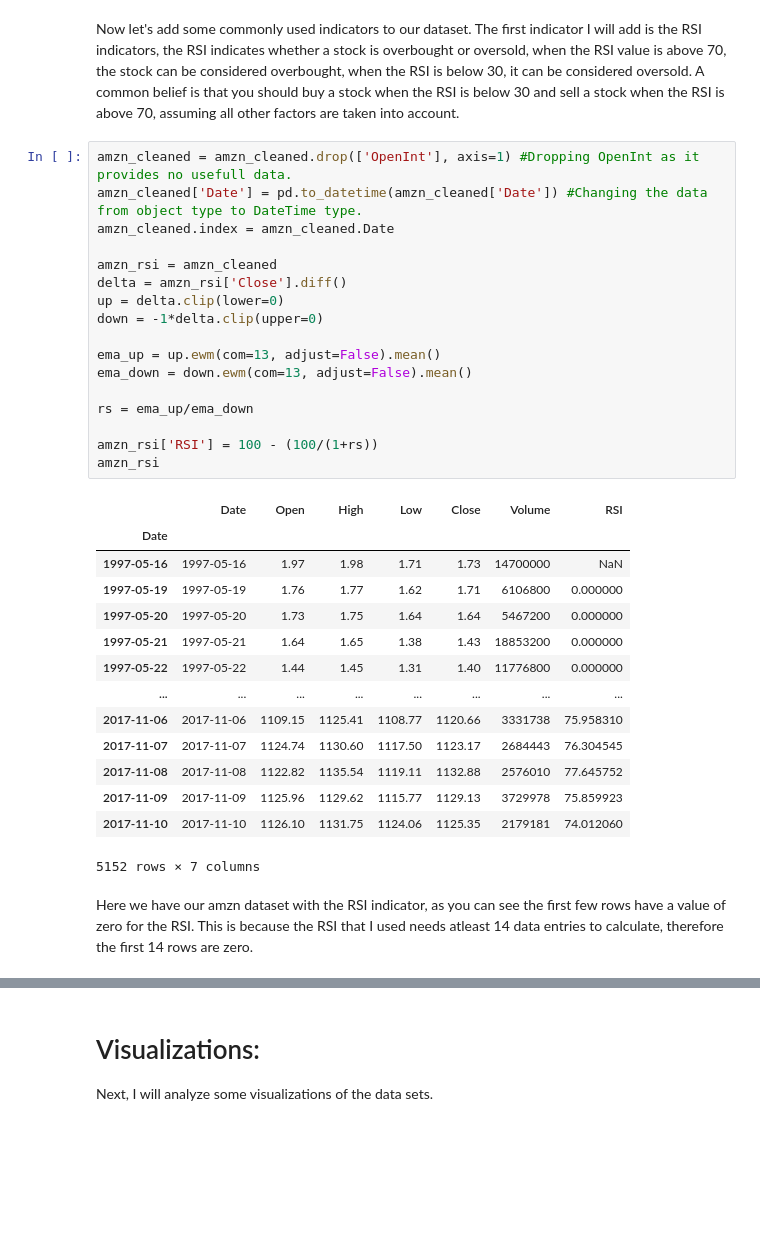
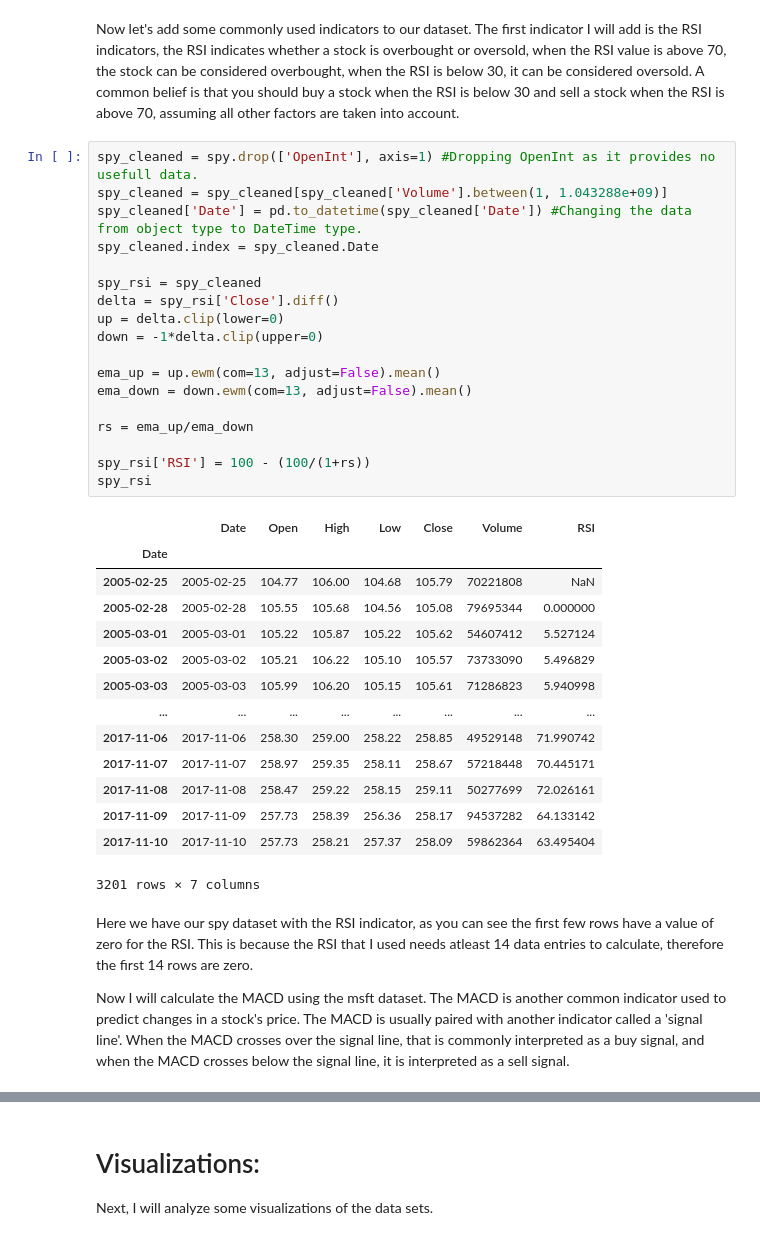
Before and after one commit to ubco-W2021T1-data301/project-group21-project, a Jupyter notebook: notebooks/analysis2.ipynb, the cells around one changed output, grey strips where cells are left out. Cells and saved outputs as stored; diff of their text form; blank space fills up the shorter version.

```diff
--- a/notebooks/analysis2.ipynb
+++ b/notebooks/analysis2.ipynb
@@ -104,36 +104,39 @@ To see if I'm right about the volume, I cleaned the dataset by setting the possi
 # %% [markdown]
 Now let's add some commonly used indicators to our dataset. The first indicator I will add is the RSI indicators, the RSI indicates whether a stock is overbought or oversold, when the RSI value is above 70, the stock can be considered overbought, when the RSI is below 30, it can be considered oversold. A common belief is that you should buy a stock when the RSI is below 30 and sell a stock when the RSI is above 70, assuming all other factors are taken into account.
 # %%
-amzn_cleaned = amzn_cleaned.drop(['OpenInt'], axis=1) #Dropping OpenInt as it provides no usefull data.
-amzn_cleaned['Date'] = pd.to_datetime(amzn_cleaned['Date']) #Changing the data from object type to DateTime type.
-amzn_cleaned.index = amzn_cleaned.Date
+spy_cleaned = spy.drop(['OpenInt'], axis=1) #Dropping OpenInt as it provides no usefull data.
+spy_cleaned = spy_cleaned[spy_cleaned['Volume'].between(1, 1.043288e+09)]
+spy_cleaned['Date'] = pd.to_datetime(spy_cleaned['Date']) #Changing the data from object type to DateTime type.
+spy_cleaned.index = spy_cleaned.Date
 
-amzn_rsi = amzn_cleaned
-delta = amzn_rsi['Close'].diff()
+spy_rsi = spy_cleaned
+delta = spy_rsi['Close'].diff()
 up = delta.clip(lower=0)
 down = -1*delta.clip(upper=0)
 
 ema_up = up.ewm(com=13, adjust=False).mean()
 ema_down = down.ewm(com=13, adjust=False).mean()
 
 rs = ema_up/ema_down
 
-amzn_rsi['RSI'] = 100 - (100/(1+rs))
-amzn_rsi
+spy_rsi['RSI'] = 100 - (100/(1+rs))
+spy_rsi
 # %% [output]
 |  | Date | Open | High | Low | Close | Volume | RSI |
 | Date |  |  |  |  |  |  |  |
-| 1997-05-16 | 1997-05-16 | 1.97 | 1.98 | 1.71 | 1.73 | 14700000 | NaN |
-| 1997-05-19 | 1997-05-19 | 1.76 | 1.77 | 1.62 | 1.71 | 6106800 | 0.000000 |
-| 1997-05-20 | 1997-05-20 | 1.73 | 1.75 | 1.64 | 1.64 | 5467200 | 0.000000 |
-| 1997-05-21 | 1997-05-21 | 1.64 | 1.65 | 1.38 | 1.43 | 18853200 | 0.000000 |
-| 1997-05-22 | 1997-05-22 | 1.44 | 1.45 | 1.31 | 1.40 | 11776800 | 0.000000 |
+| 2005-02-25 | 2005-02-25 | 104.77 | 106.00 | 104.68 | 105.79 | 70221808 | NaN |
+| 2005-02-28 | 2005-02-28 | 105.55 | 105.68 | 104.56 | 105.08 | 79695344 | 0.000000 |
+| 2005-03-01 | 2005-03-01 | 105.22 | 105.87 | 105.22 | 105.62 | 54607412 | 5.527124 |
+| 2005-03-02 | 2005-03-02 | 105.21 | 106.22 | 105.10 | 105.57 | 73733090 | 5.496829 |
+| 2005-03-03 | 2005-03-03 | 105.99 | 106.20 | 105.15 | 105.61 | 71286823 | 5.940998 |
 | ... | ... | ... | ... | ... | ... | ... | ... |
-| 2017-11-06 | 2017-11-06 | 1109.15 | 1125.41 | 1108.77 | 1120.66 | 3331738 | 75.958310 |
-| 2017-11-07 | 2017-11-07 | 1124.74 | 1130.60 | 1117.50 | 1123.17 | 2684443 | 76.304545 |
-| 2017-11-08 | 2017-11-08 | 1122.82 | 1135.54 | 1119.11 | 1132.88 | 2576010 | 77.645752 |
-| 2017-11-09 | 2017-11-09 | 1125.96 | 1129.62 | 1115.77 | 1129.13 | 3729978 | 75.859923 |
-| 2017-11-10 | 2017-11-10 | 1126.10 | 1131.75 | 1124.06 | 1125.35 | 2179181 | 74.012060 |
+| 2017-11-06 | 2017-11-06 | 258.30 | 259.00 | 258.22 | 258.85 | 49529148 | 71.990742 |
+| 2017-11-07 | 2017-11-07 | 258.97 | 259.35 | 258.11 | 258.67 | 57218448 | 70.445171 |
+| 2017-11-08 | 2017-11-08 | 258.47 | 259.22 | 258.15 | 259.11 | 50277699 | 72.026161 |
+| 2017-11-09 | 2017-11-09 | 257.73 | 258.39 | 256.36 | 258.17 | 94537282 | 64.133142 |
+| 2017-11-10 | 2017-11-10 | 257.73 | 258.21 | 257.37 | 258.09 | 59862364 | 63.495404 |
-5152 rows × 7 columns
+3201 rows × 7 columns
 # %% [markdown]
-Here we have our amzn dataset with the RSI indicator, as you can see the first few rows have a value of zero for the RSI. This is because the RSI that I used needs atleast 14 data entries to calculate, therefore the first 14 rows are zero.
+Here we have our spy dataset with the RSI indicator, as you can see the first few rows have a value of zero for the RSI. This is because the RSI that I used needs atleast 14 data entries to calculate, therefore the first 14 rows are zero.
+
+Now I will calculate the MACD using the msft dataset. The MACD is another common indicator used to predict changes in a stock's price. The MACD is usually paired with another indicator called a 'signal line'. When the MACD crosses over the signal line, that is commonly interpreted as a buy signal, and when the MACD crosses below the signal line, it is interpreted as a sell signal.
```
Also changed, not shown: parts of 16 cells of this notebook, 1 other file.
